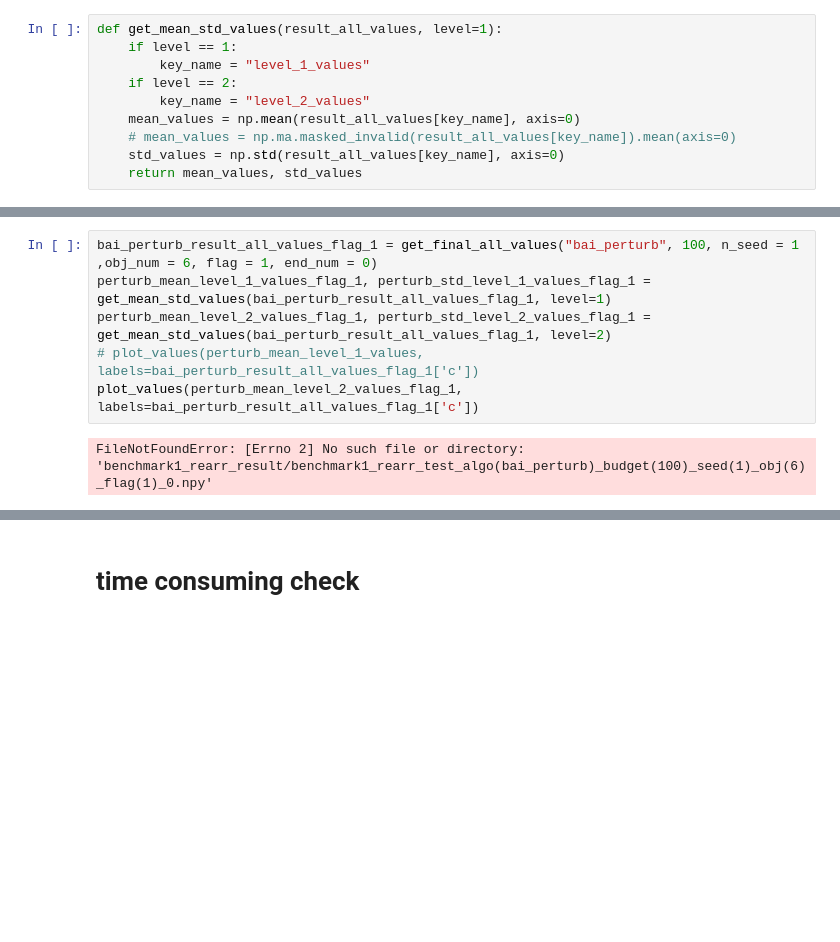
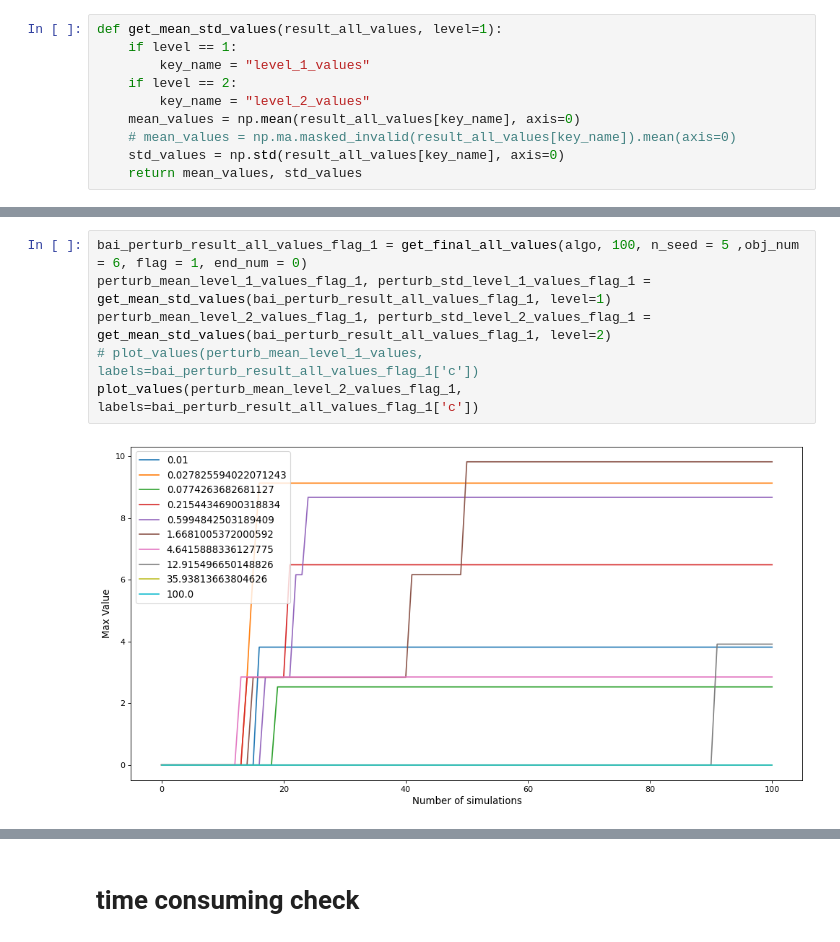
Before and after one commit to juju0111/pytamp, a Jupyter notebook: results/benchmark1/benchmark1_rearr_result_level_2.ipynb, the cells around one changed output, grey strips where cells are left out. Drawn from its saved outputs; the diff is of its cells as text; blank space fills up the shorter version.

```diff
--- a/results/benchmark1/benchmark1_rearr_result_level_2.ipynb
+++ b/results/benchmark1/benchmark1_rearr_result_level_2.ipynb
@@ -98,8 +99,8 @@ plot_values(perturb_mean_level_1_values_flag_2, labels=bai_perturb_result_all_va
 # %%
-bai_perturb_result_all_values_flag_1 = get_final_all_values("bai_perturb", 100, n_seed = 1 ,obj_num = 6, flag = 1, end_num = 0)
+bai_perturb_result_all_values_flag_1 = get_final_all_values(algo, 100, n_seed = 5 ,obj_num = 6, flag = 1, end_num = 0)
 perturb_mean_level_1_values_flag_1, perturb_std_level_1_values_flag_1 = get_mean_std_values(bai_perturb_result_all_values_flag_1, level=1)
 perturb_mean_level_2_values_flag_1, perturb_std_level_2_values_flag_1 = get_mean_std_values(bai_perturb_result_all_values_flag_1, level=2)
 # plot_values(perturb_mean_level_1_values, labels=bai_perturb_result_all_values_flag_1['c'])
 plot_values(perturb_mean_level_2_values_flag_1, labels=bai_perturb_result_all_values_flag_1['c'])
 # %% [output]
-FileNotFoundError: [Errno 2] No such file or directory: 'benchmark1_rearr_result/benchmark1_rearr_test_algo(bai_perturb)_budget(100)_seed(1)_obj(6)_flag(1)_0.npy'
+[figure, added]
```
Also changed, not shown: parts of 12 cells of this notebook, 1 other file.
